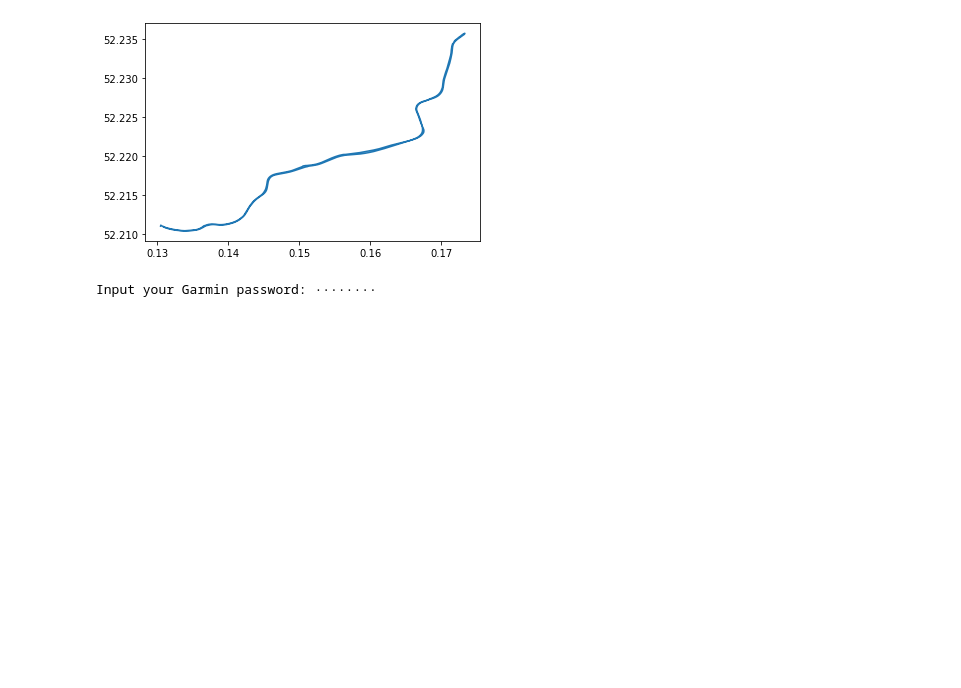
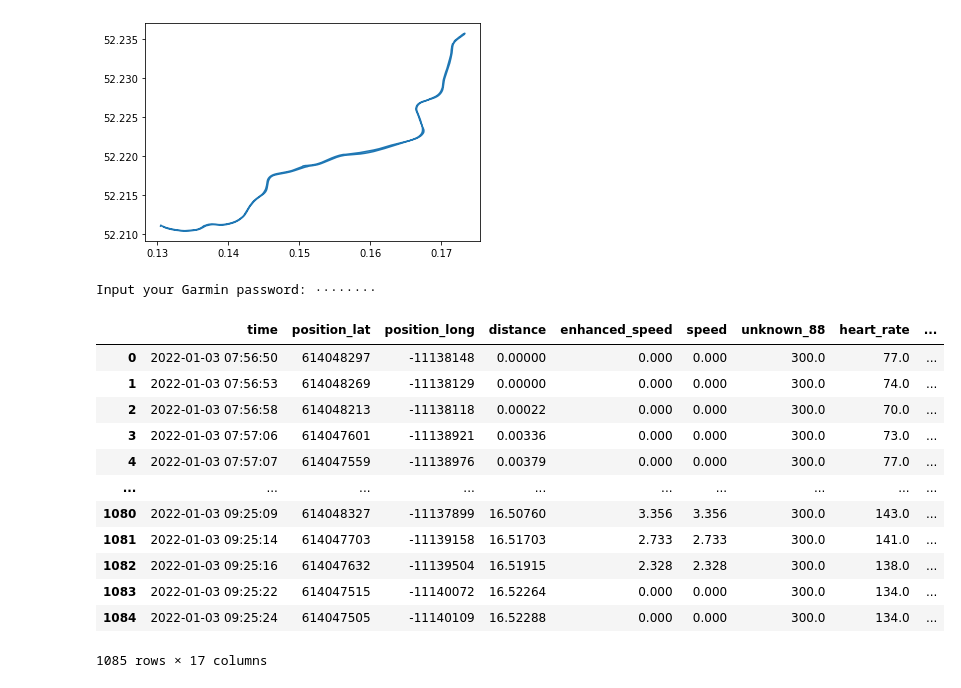
Before and after one commit to matthewghgriffiths/gps_analysis, a Jupyter notebook: gps_analysis.ipynb, the cells around one changed output. Cells and saved outputs as stored; diff of their text form; code cells hidden in the pictures; blank space fills up the shorter version.

```diff
--- a/gps_analysis.ipynb
+++ b/gps_analysis.ipynb
@@ -163,3 +163,22 @@ plt.plot(positions.longitude, positions.latitude)
 api = garmin.login("imogen@gtsoftware.co.uk")
 # %% [output]
 Input your Garmin password: ········
+# %%
+activities = garmin.get_activities(0, 1)
+# %%
+positions = garmin.load_fit_activity(activities.activityId[0])
+positions
+# %% [output]
+|  | time | position_lat | position_long | distance | enhanced_speed | speed | unknown_88 | heart_rate | ... |
+| 0 | 2022-01-03 07:56:50 | 614048297 | -11138148 | 0.00000 | 0.000 | 0.000 | 300.0 | 77.0 | ... |
+| 1 | 2022-01-03 07:56:53 | 614048269 | -11138129 | 0.00000 | 0.000 | 0.000 | 300.0 | 74.0 | ... |
+| 2 | 2022-01-03 07:56:58 | 614048213 | -11138118 | 0.00022 | 0.000 | 0.000 | 300.0 | 70.0 | ... |
+| 3 | 2022-01-03 07:57:06 | 614047601 | -11138921 | 0.00336 | 0.000 | 0.000 | 300.0 | 73.0 | ... |
+| 4 | 2022-01-03 07:57:07 | 614047559 | -11138976 | 0.00379 | 0.000 | 0.000 | 300.0 | 77.0 | ... |
+| ... | ... | ... | ... | ... | ... | ... | ... | ... | ... |
+| 1080 | 2022-01-03 09:25:09 | 614048327 | -11137899 | 16.50760 | 3.356 | 3.356 | 300.0 | 143.0 | ... |
+| 1081 | 2022-01-03 09:25:14 | 614047703 | -11139158 | 16.51703 | 2.733 | 2.733 | 300.0 | 141.0 | ... |
+| 1082 | 2022-01-03 09:25:16 | 614047632 | -11139504 | 16.51915 | 2.328 | 2.328 | 300.0 | 138.0 | ... |
+| 1083 | 2022-01-03 09:25:22 | 614047515 | -11140072 | 16.52264 | 0.000 | 0.000 | 300.0 | 134.0 | ... |
+| 1084 | 2022-01-03 09:25:24 | 614047505 | -11140109 | 16.52288 | 0.000 | 0.000 | 300.0 | 134.0 | ... |
+1085 rows × 17 columns
```
Also changed, not shown: parts of 38 cells of this notebook, 9 other files.
